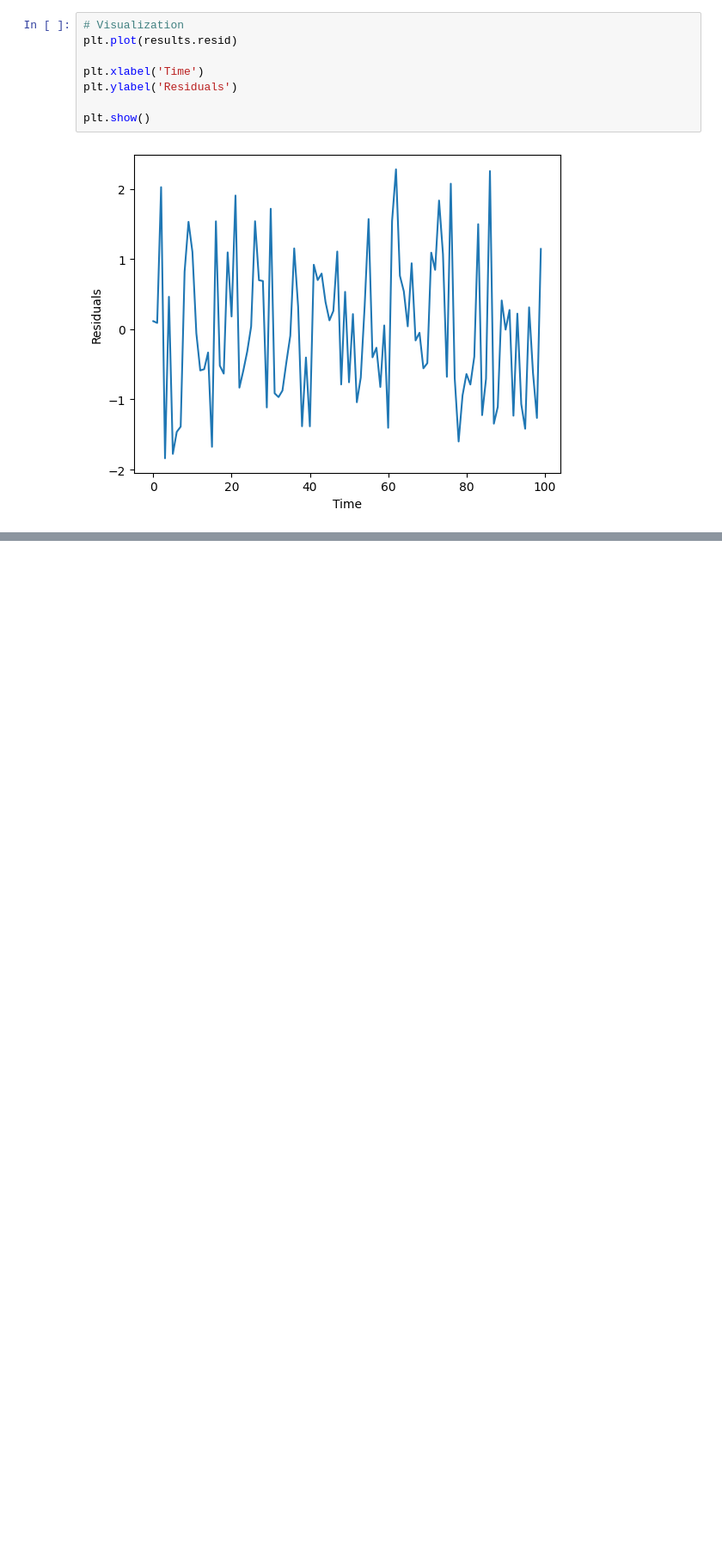
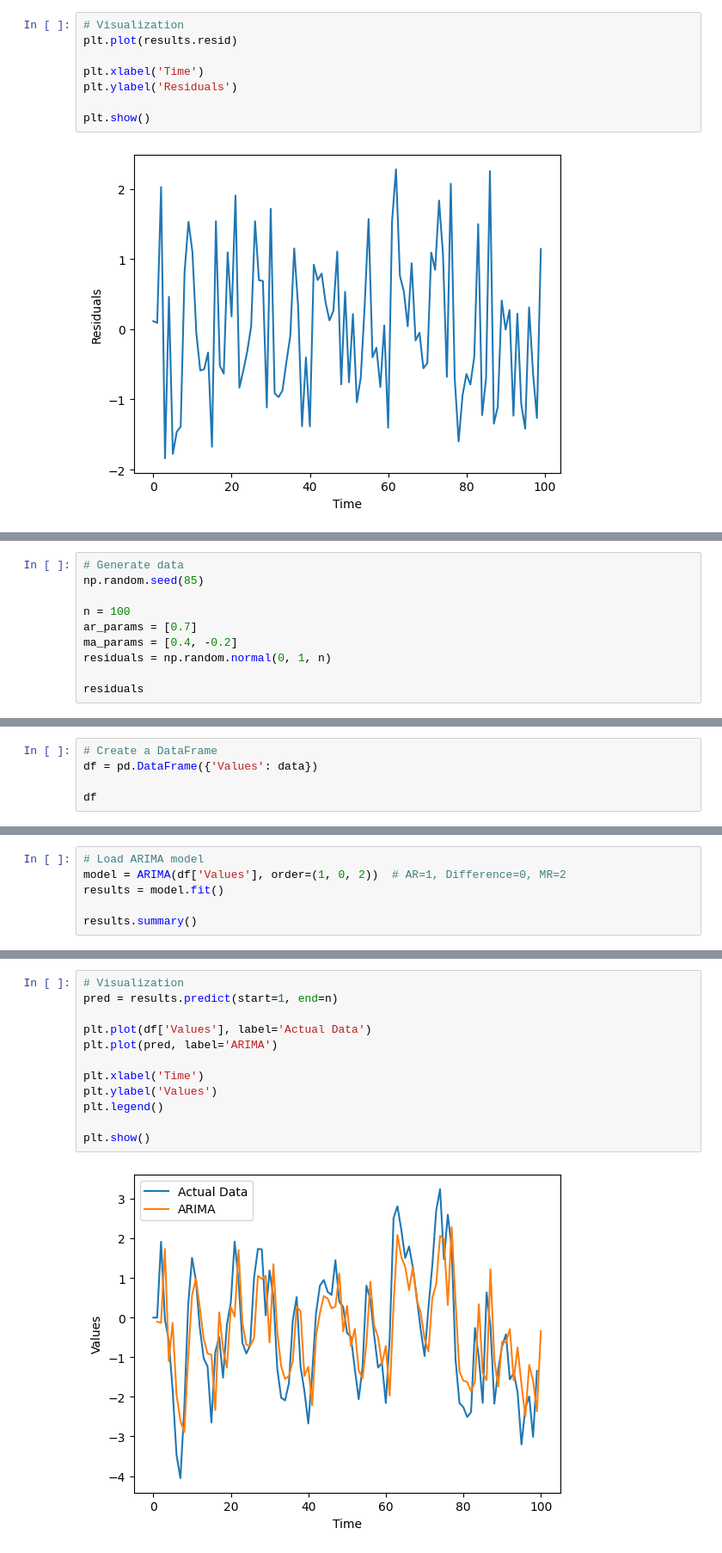
Before and after one commit to thegeekcat/learn-to-code, a Jupyter notebook: python/statistics/Statistics - 13. Time Series Data - 11. Modelling.ipynb, the cells around one changed output, grey strips where cells are left out. Shown: that part at 86% size. Saved outputs shown, nothing was run; the diff lists cells and outputs as text; blank space fills up the shorter version.

```diff
--- a/python/statistics/Statistics - 13. Time Series Data - 11. Modelling.ipynb
+++ b/python/statistics/Statistics - 13. Time Series Data - 11. Modelling.ipynb
@@ -170,0 +323,10 @@ plt.show()
+# %%
+# Generate data
+np.random.seed(85)
+
+n = 100
+ar_params = [0.7]
+ma_params = [0.4, -0.2]
+residuals = np.random.normal(0, 1, n)
+
+residuals
@@ -170,0 +354,5 @@ plt.show()
+# %%
+# Create a DataFrame
+df = pd.DataFrame({'Values': data})
+
+df
@@ -170,0 +373,6 @@ plt.show()
+# %%
+# Load ARIMA model
+model = ARIMA(df['Values'], order=(1, 0, 2))  # AR=1, Difference=0, MR=2
+results = model.fit()
+
+results.summary()
@@ -170,0 +400,14 @@ plt.show()
+# %%
+# Visualization
+pred = results.predict(start=1, end=n)
+
+plt.plot(df['Values'], label='Actual Data')
+plt.plot(pred, label='ARIMA')
+
+plt.xlabel('Time')
+plt.ylabel('Values')
+plt.legend()
+
+plt.show()
+# %% [output]
+[figure, added]
```
Also changed, not shown: parts of 52 cells of this notebook.
